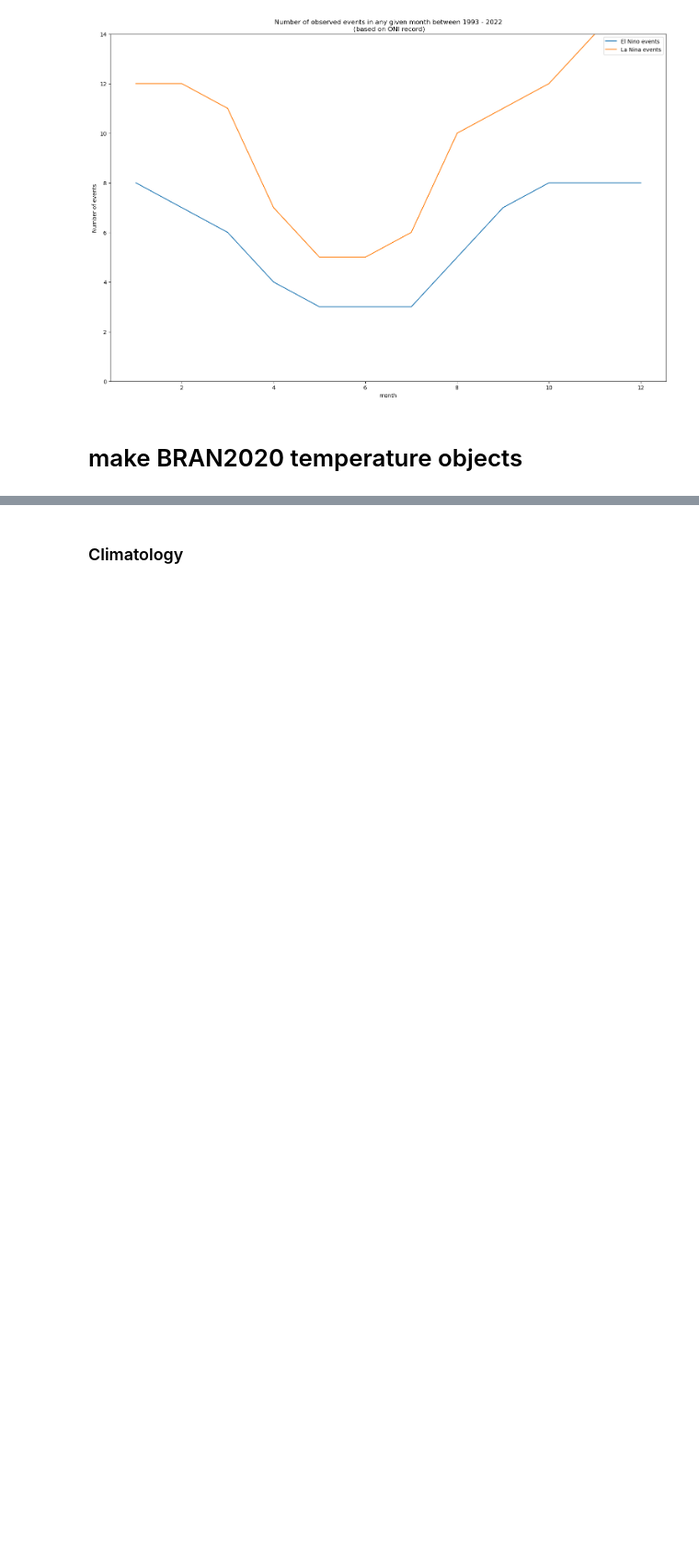
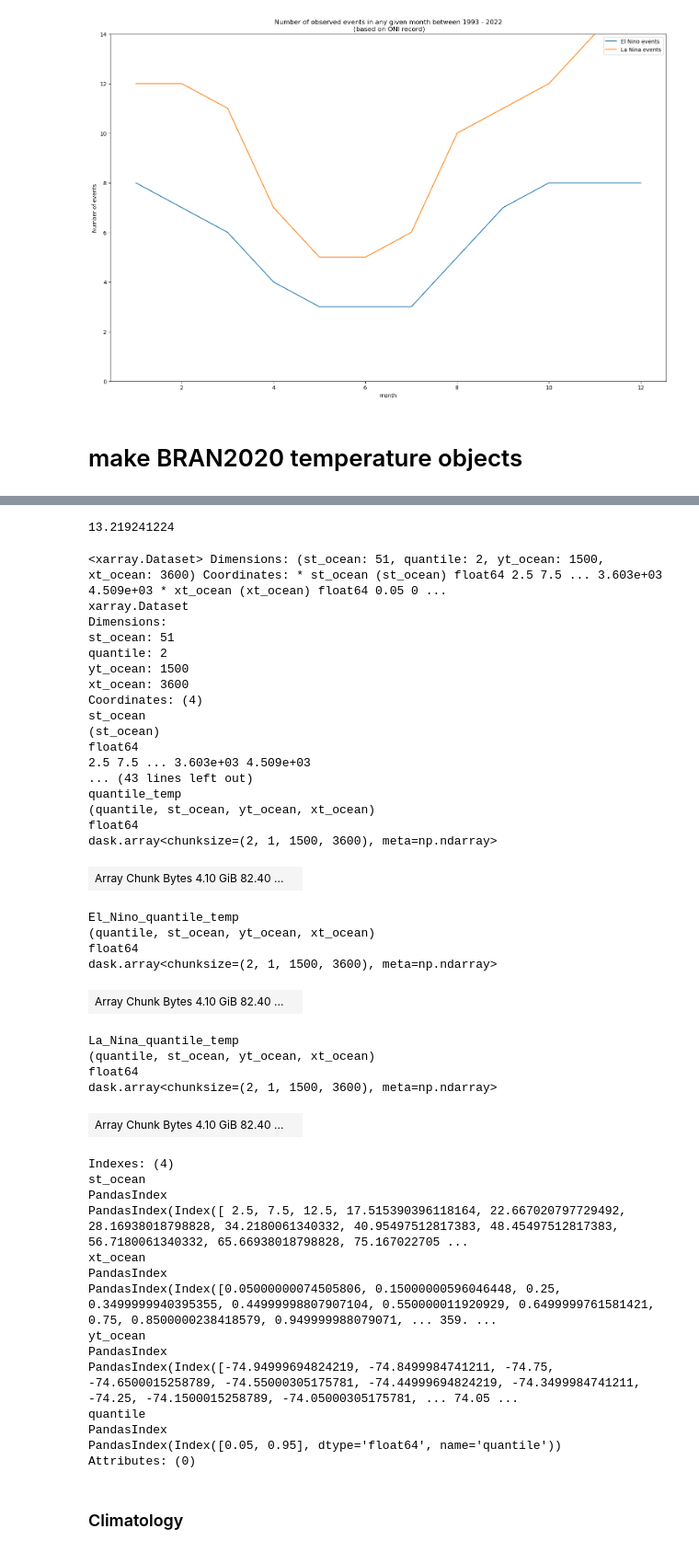
Before and after one commit to Thomas-Moore-Creative/BRAN-climatology-generator-demo, a Jupyter notebook: notebooks/project-prototype.ipynb, the cells around one changed output, grey strips where cells are left out. Shown at 92% size. Cells and saved outputs as stored; diff of their text form; code cells hidden in the pictures; blank space fills up the shorter version.

```diff
--- a/notebooks/project-prototype.ipynb
+++ b/notebooks/project-prototype.ipynb
@@ -275,5 +270,59 @@ BRAN2020_temperature_stats.nbytes/1e9
 # %%
 BRAN2020_temperature_stats_rc = BRAN2020_temperature_stats.chunk({'st_ocean':-1,'xt_ocean':360})
+# %%
+BRAN2020_temperature_quant = xr.merge([quant,
+                                      El_Nino_quant,
+                                      La_Nina_quant])
+# %%
+BRAN2020_temperature_quant.nbytes/1e9
+# %% [output]
+13.219241224
+# %%
+BRAN2020_temperature_quant_rc = BRAN2020_temperature_quant.chunk({'xt_ocean':3600})
+BRAN2020_temperature_quant_rc
+# %% [output]
+<xarray.Dataset> Dimensions: (st_ocean: 51, quantile: 2, yt_ocean: 1500, xt_ocean: 3600) Coordinates: * st_ocean (st_ocean) float64 2.5 7.5 ... 3.603e+03 4.509e+03 * xt_ocean (xt_ocean) float64 0.05 0 ...
+xarray.Dataset
+Dimensions:
+st_ocean: 51
+quantile: 2
+yt_ocean: 1500
+xt_ocean: 3600
+Coordinates: (4)
+st_ocean
+(st_ocean)
+float64
+2.5 7.5 ... 3.603e+03 4.509e+03
+... (43 lines left out)
+quantile_temp
+(quantile, st_ocean, yt_ocean, xt_ocean)
+float64
+dask.array<chunksize=(2, 1, 1500, 3600), meta=np.ndarray>
+| Array Chunk Bytes 4.10 GiB 82.40 ... |  |
+El_Nino_quantile_temp
+(quantile, st_ocean, yt_ocean, xt_ocean)
+float64
+dask.array<chunksize=(2, 1, 1500, 3600), meta=np.ndarray>
+| Array Chunk Bytes 4.10 GiB 82.40 ... |  |
+La_Nina_quantile_temp
+(quantile, st_ocean, yt_ocean, xt_ocean)
+float64
+dask.array<chunksize=(2, 1, 1500, 3600), meta=np.ndarray>
+| Array Chunk Bytes 4.10 GiB 82.40 ... |  |
+Indexes: (4)
+st_ocean
+PandasIndex
+PandasIndex(Index([ 2.5, 7.5, 12.5, 17.515390396118164, 22.667020797729492, 28.16938018798828, 34.2180061340332, 40.95497512817383, 48.45497512817383, 56.7180061340332, 65.66938018798828, 75.167022705 ...
+xt_ocean
+PandasIndex
+PandasIndex(Index([0.05000000074505806, 0.15000000596046448, 0.25, 0.3499999940395355, 0.44999998807907104, 0.550000011920929, 0.6499999761581421, 0.75, 0.8500000238418579, 0.949999988079071, ... 359. ...
+yt_ocean
+PandasIndex
+PandasIndex(Index([-74.94999694824219, -74.8499984741211, -74.75, -74.6500015258789, -74.55000305175781, -74.44999694824219, -74.3499984741211, -74.25, -74.1500015258789, -74.05000305175781, ... 74.05 ...
+quantile
+PandasIndex
+PandasIndex(Index([0.05, 0.95], dtype='float64', name='quantile'))
+Attributes: (0)
 # %% [markdown]
 ### Climatology
 # %%
```
Also changed, not shown: parts of 18 cells of this notebook.
